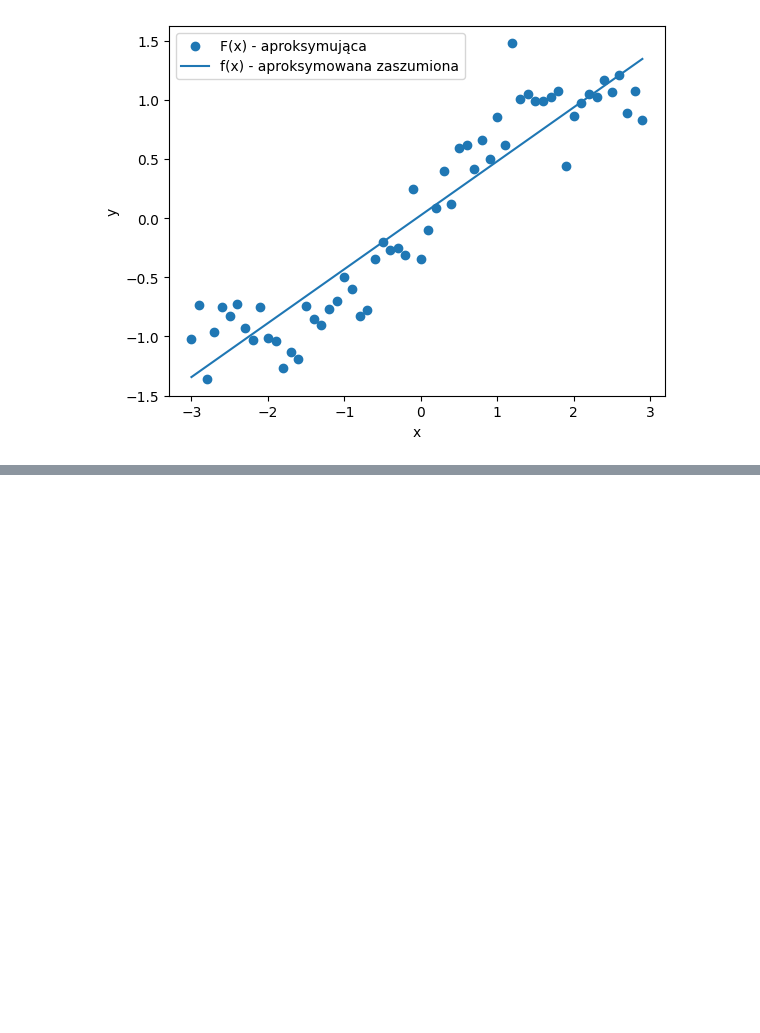
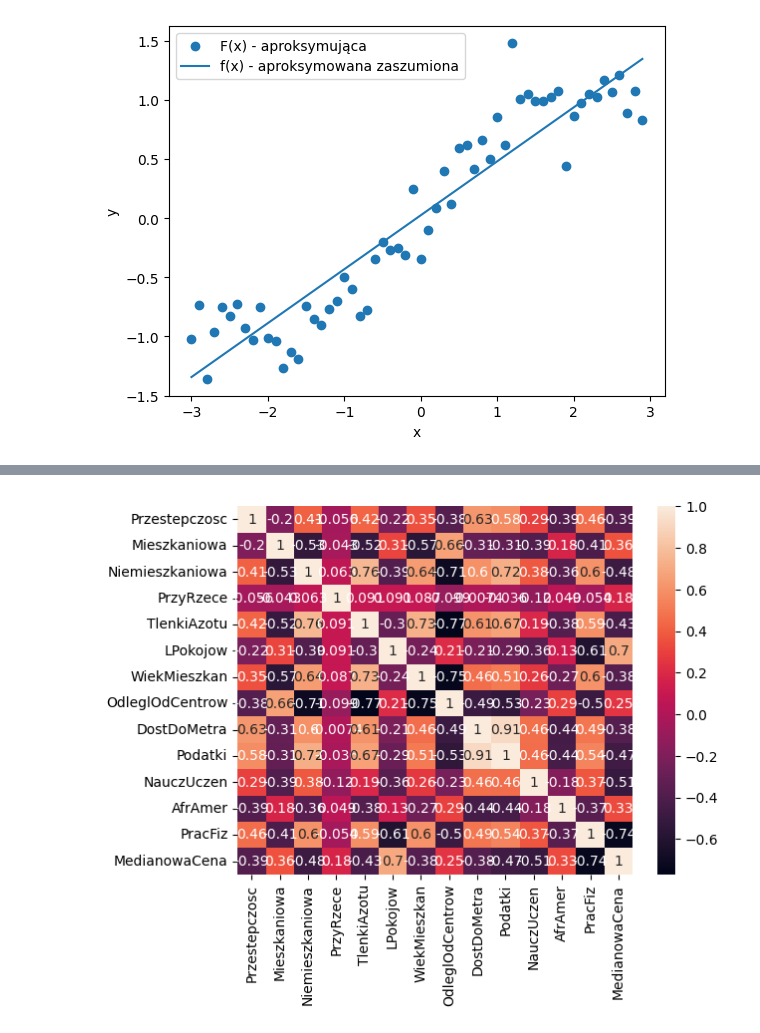
Before and after one commit to PenguinPops/Sem5, a Jupyter notebook: pylab/lab2/z1.ipynb, the cells around one changed output, grey strips where cells are left out. Cells and saved outputs as stored; diff of their text form; code cells hidden in the pictures; blank space fills up the shorter version.

```diff
--- a/pylab/lab2/z1.ipynb
+++ b/pylab/lab2/z1.ipynb
@@ -33,0 +130,7 @@ plt.legend([ 'F(x) - aproksymująca',
+# %%
+import seaborn as sns
+corr = bh_data.corr() # macierz korelacji
+sns.heatmap(corr, annot=True) # wykres ciepła
+plt.show() # wyświetlenie wykresu
+# %% [output]
+[figure, added]
```
Also changed, not shown: parts of 7 cells of this notebook, 5 other files.
